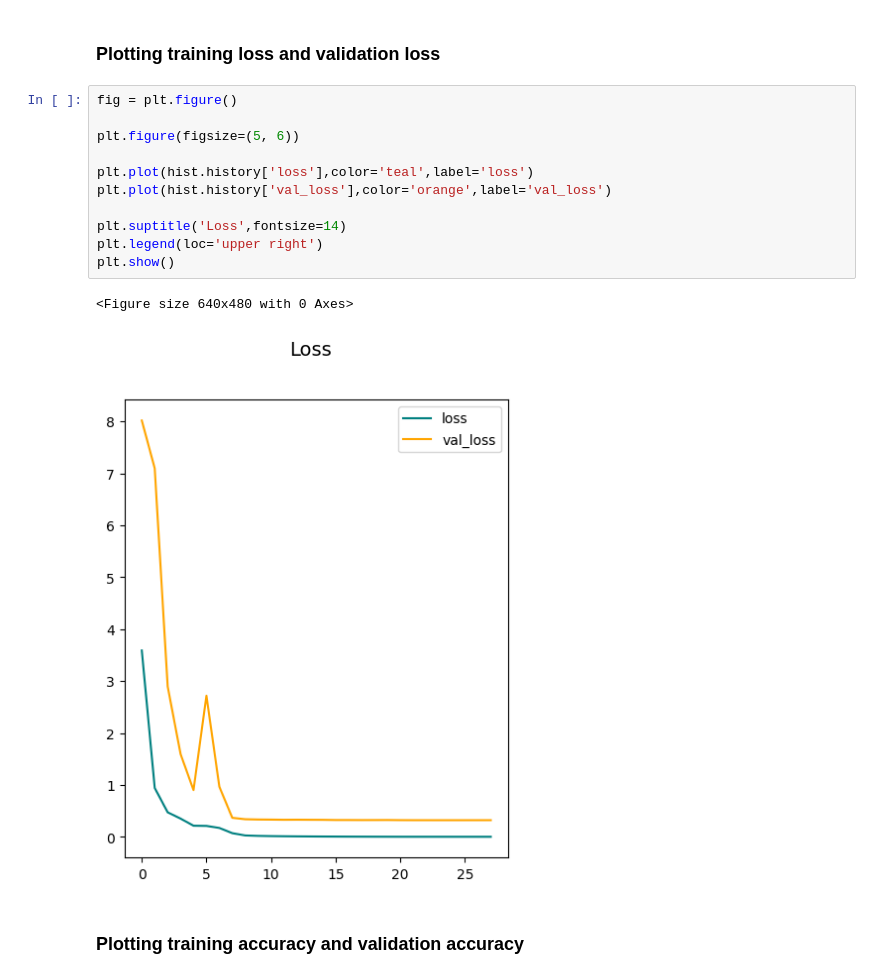
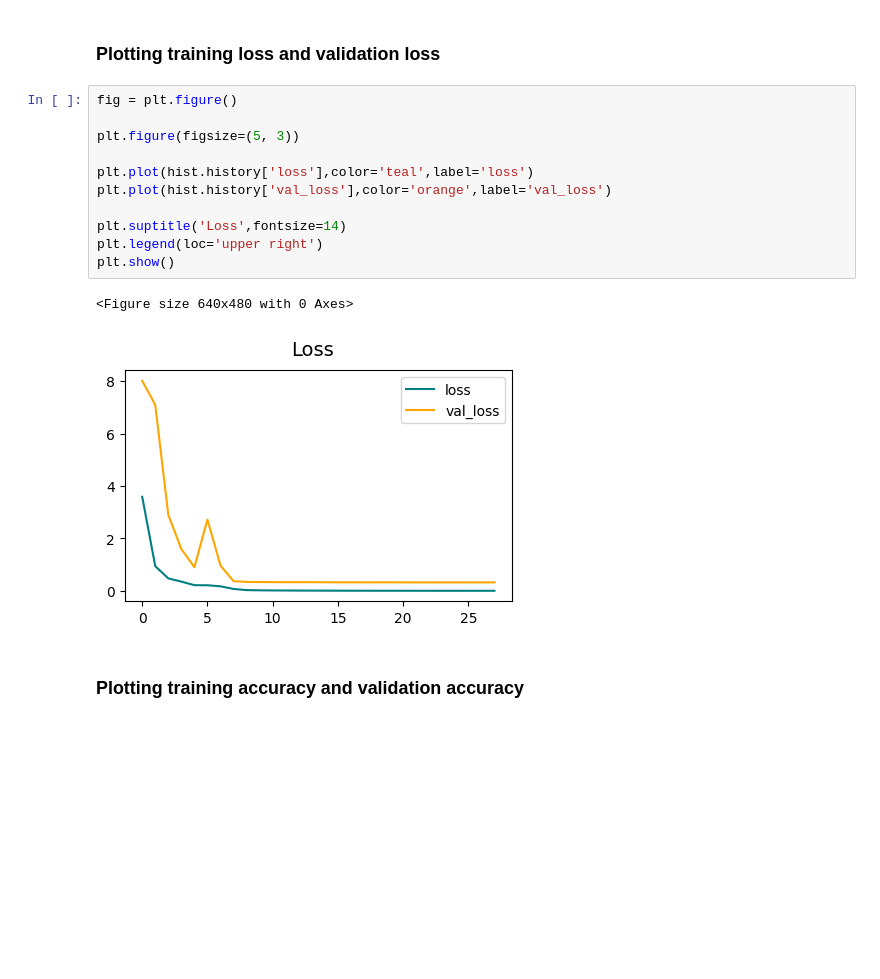
Before and after one commit to kazkor/CNN-image-classifier, a Jupyter notebook: model.ipynb, the cells around one changed output. Cells and saved outputs as stored; diff of their text form; blank space fills up the shorter version.

```diff
--- a/model.ipynb
+++ b/model.ipynb
@@ -245,17 +247,17 @@ Epoch 28/30
 # %%
 fig = plt.figure()
 
-plt.figure(figsize=(5, 6))
+plt.figure(figsize=(5, 3))
 
 plt.plot(hist.history['loss'],color='teal',label='loss')
 plt.plot(hist.history['val_loss'],color='orange',label='val_loss')
 
 plt.suptitle('Loss',fontsize=14)
 plt.legend(loc='upper right')
 plt.show()
 # %% [output]
 <Figure size 640x480 with 0 Axes>
-[figure, old version]
+[figure, new version]
 # %% [markdown]
 ### Plotting training accuracy and validation accuracy
 # %%
```
Also changed, not shown: parts of 8 cells of this notebook.
